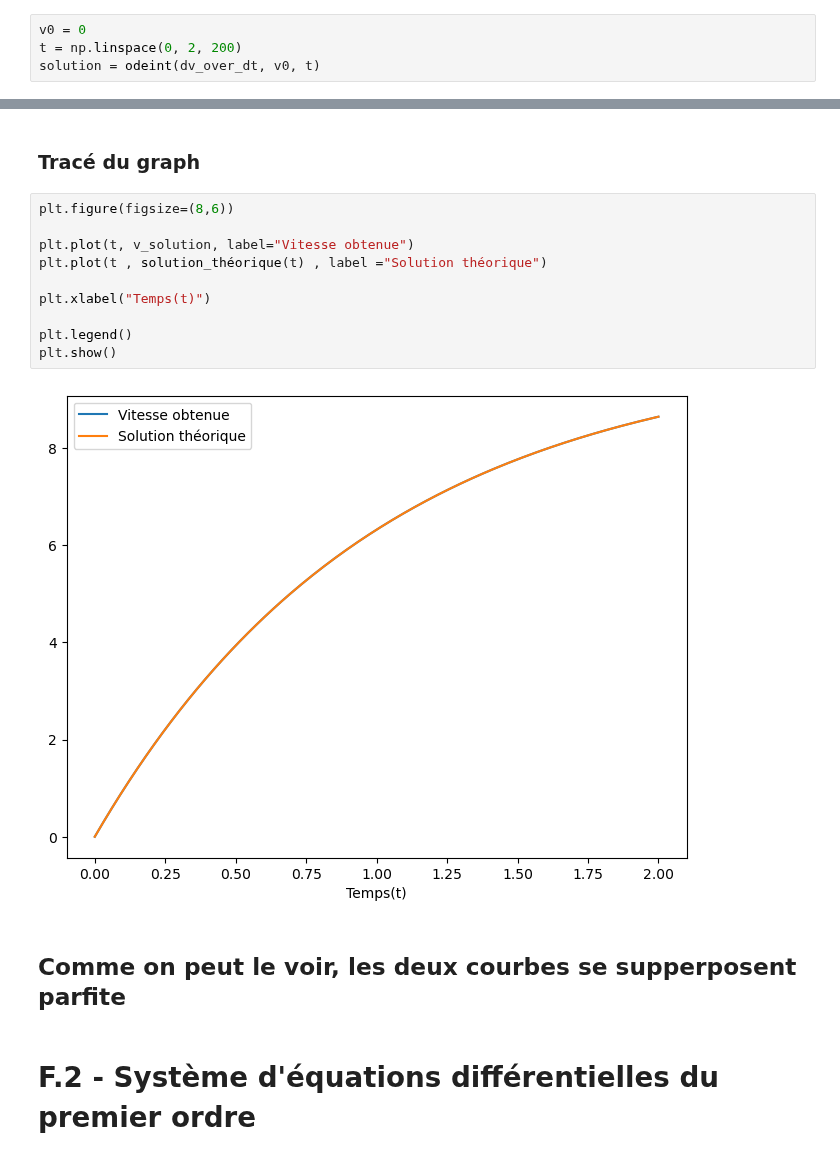
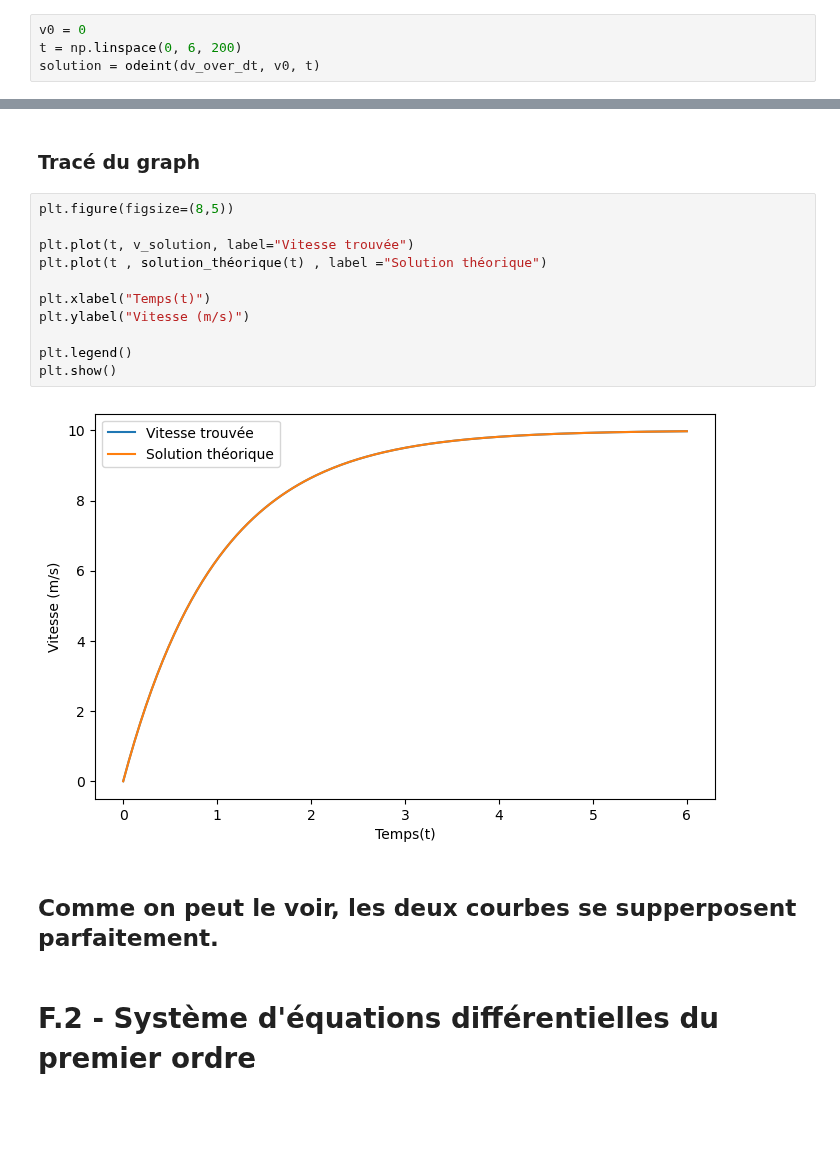
Before and after one commit to Brice-KENGNI-ZANGUIM/Python-pour-les-Mathematiques, a Jupyter notebook: Bibliothèque Scipy.ipynb, the cells around one changed output, grey strips where cells are left out. Drawn from its saved outputs; the diff is of its cells as text; blank space fills up the shorter version.

```diff
--- a/Bibliothèque Scipy.ipynb
+++ b/Bibliothèque Scipy.ipynb
@@ -562,26 +562,27 @@ def solution_théorique ( t ):
 <h3> Résolution de l'équation différentielle
 # %%
 v0 = 0
-t = np.linspace(0, 2, 200)
+t = np.linspace(0, 6, 200)
 solution = odeint(dv_over_dt, v0, t)
 # %%
 v_solution = solution.T[0]
 # %% [markdown]
 <h3> Tracé du graph
 # %%
-plt.figure(figsize=(8,6))
+plt.figure(figsize=(8,5))
 
-plt.plot(t, v_solution, label="Vitesse obtenue")
+plt.plot(t, v_solution, label="Vitesse trouvée")
 plt.plot(t , solution_théorique(t) , label ="Solution théorique")
 
 plt.xlabel("Temps(t)")
+plt.ylabel("Vitesse (m/s)")
 
 plt.legend()
 plt.show()
 # %% [output]
-[figure, old version]
+[figure, new version]
 # %% [markdown]
-<h2> Comme on peut le voir, les deux courbes se supperposent parfite
+<h2> Comme on peut le voir, les deux courbes se supperposent parfaitement.
 # %% [markdown]
 <h1> <strong> F.2 - Système d'équations différentielles du premier ordre
 # %% [markdown]
```
